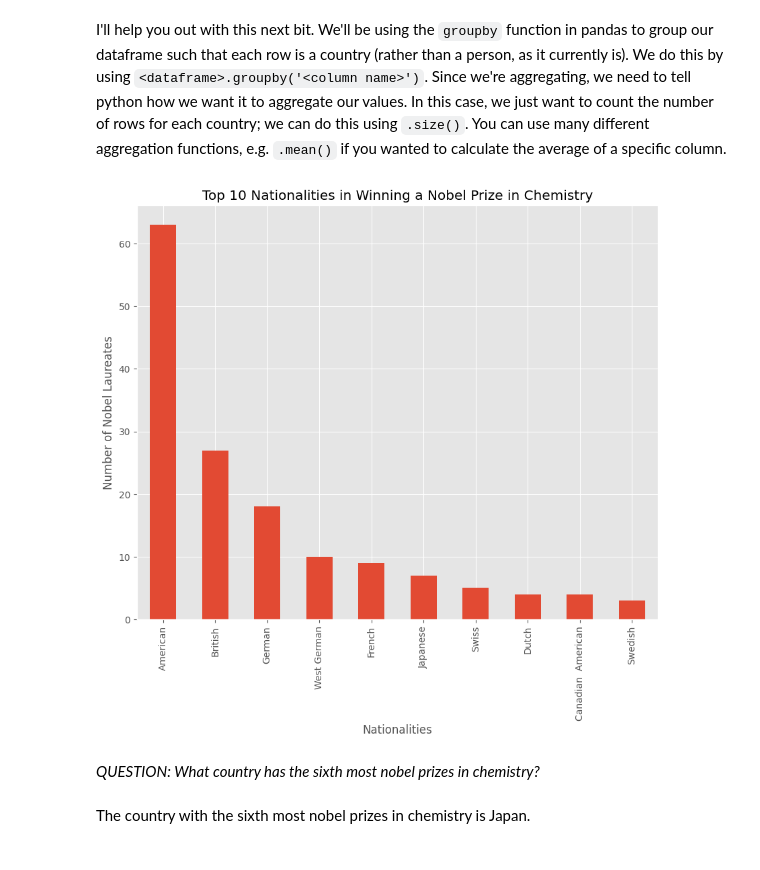
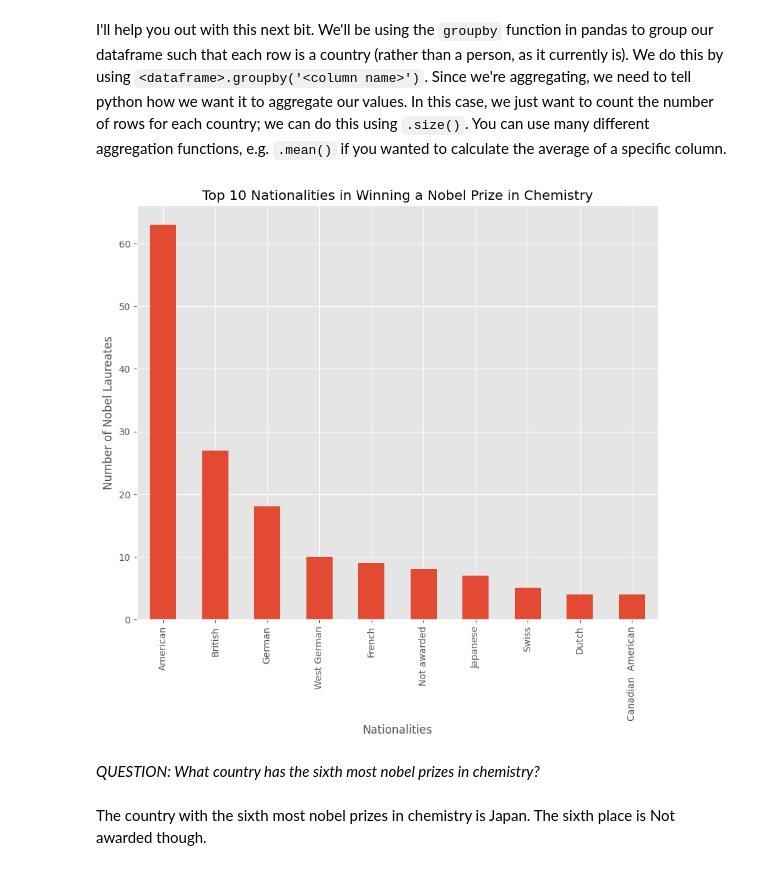
Before and after one commit to ep-ucl/QM2, a Jupyter notebook: notebooks/W02. Pandas.ipynb, the cells around one changed output. Saved outputs shown, nothing was run; the diff lists cells and outputs as text; code cells hidden in the pictures.

```diff
--- a/notebooks/W02. Pandas.ipynb
+++ b/notebooks/W02. Pandas.ipynb
@@ -475,26 +475,25 @@ I'll help you out with this next bit. We'll be using the `groupby` function in p
 # %%
 # create a new dataframe called 'country' in which each row is a country, and the values represent the number of nobel laureates.
 country = chem.groupby('Nationality[B]').size()
 country
 
 # now sort it in descending order
 country_sorted = country.sort_values(ascending=False)
 
-# drop the not awarded as it is not a country
-country_sorted.drop('Not awarded', inplace=True)
+
 # finally, plot the top 10 countries
 top_10=country_sorted.head(10)
 top_10.plot(kind = 'bar')
 plt.title('Top 10 Nationalities in Winning a Nobel Prize in Chemistry')
 plt.xlabel('Nationalities')
 plt.ylabel('Number of Nobel Laureates')
 
 plt.show()
 
 #The country with the sixth most nobel prizes in chemistry is Japan (when assuming Germany and West Germany are different countries).
 # %% [output]
-[figure, old version]
+[figure, new version]
 # %% [markdown]
 *QUESTION: What country has the sixth most nobel prizes in chemistry?*
 # %% [markdown]
-The country with the sixth most nobel prizes in chemistry is Japan.
+The country with the sixth most nobel prizes in chemistry is Japan. The sixth place is Not awarded though.
```
Also changed, not shown: parts of 4 cells of this notebook.
